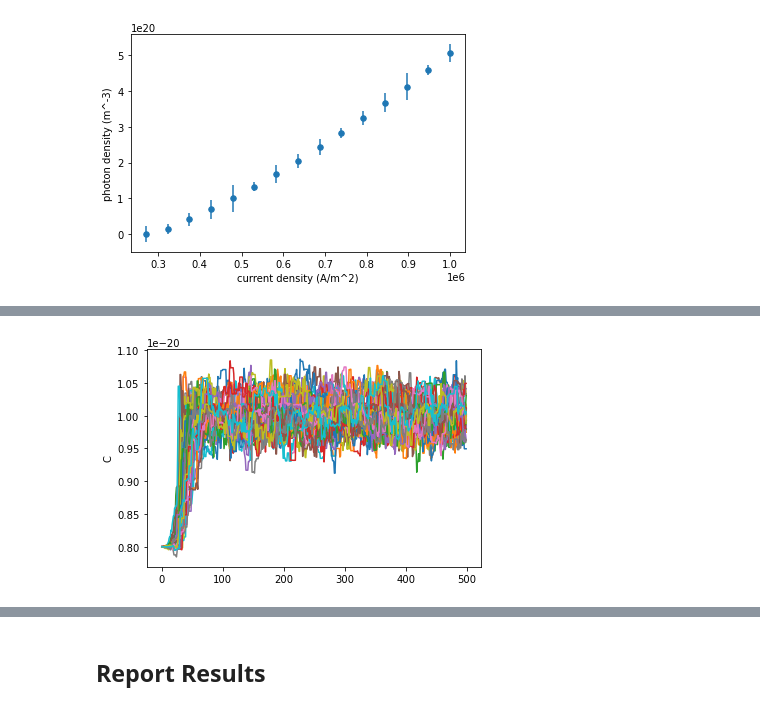
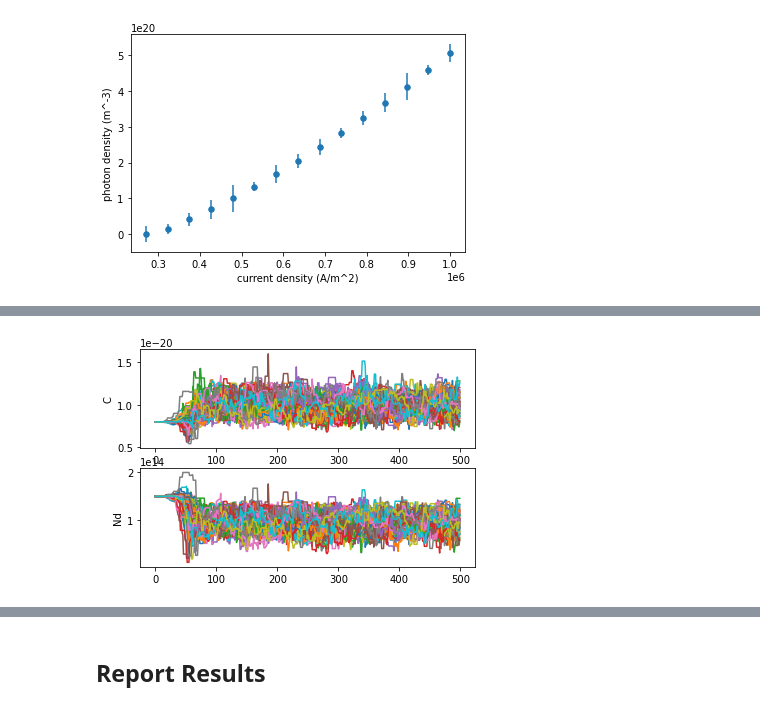
Before and after one commit to phys201/qd_laser_dynamics, a Jupyter notebook: tutorial.ipynb, the cells around one changed output, grey strips where cells are left out. Saved outputs shown, nothing was run; the diff lists cells and outputs as text; code cells hidden in the pictures.

Commit message:
added a new parameter to be inferred, Nd

```diff
--- a/tutorial.ipynb
+++ b/tutorial.ipynb
@@ -99,18 +100,18 @@ initial_guess = np.array([2E21,0.5,1E15])
 ## the result of our log prior and log likelihood functions
 
 def log_posterior(theta, x, y, sigma_y):
-    return UniformPrior(10e-21, 10e-19).logp(10e-20) + LogLikelihood(theta, x, y, sigma_y, initial_guess).logllh()
+    return UniformPrior(10e-21, 10e-19).logp(10e-20) + UniformPrior(1E13, 1E15).logp(1E14) + LogLikelihood(theta, x, y, sigma_y, initial_guess).logllh()
 # %% [output]
 [figure]
 # %%
 # the model has 1 parameters; we'll use 50 walkers and 500 steps each
-ndim = 1
+ndim = 2
 nwalkers = 50
 nsteps = 500
 
-# Here's an initial guess slightly off from the paper's parameter value
+# Here's an initial guess slightly off from the paper's parameter values
 # to show how the MCMC equilibrates to the correct value
-ls_result = [0.8e-20]
+ls_result = [0.8e-20, 1.5E14]
 gaussian_ball = 1e-4 * np.random.randn(nwalkers, ndim)
 starting_positions = (1 + gaussian_ball) * ls_result
 # %%
@@ -128,13 +129,15 @@ Wall time: 4min 26s
 Done
 # %%
-fig, (ax_C) = plt.subplots(1)
+fig, (ax_C, ax_Nd) = plt.subplots(2)
 ax_C.set(ylabel='C')
+ax_Nd.set(ylabel='Nd')
 for i in range(50):
     # to use seaborn's lineplot, we first need to make a dataframe
-    df = pd.DataFrame({'C': sampler.chain[i,:,0]})
+    df = pd.DataFrame({'C': sampler.chain[i,:,0], 'Nd':sampler.chain[i,:,1]})
     sns.lineplot(data=df, x=df.index, y='C', ax=ax_C)
+    sns.lineplot(data=df, x=df.index, y='Nd', ax=ax_Nd)
 # %% [output]
-[figure, old version]
+[figure, new version]
 # %%
 samples = sampler.chain[:,100:,:]
 # reshape the samples into a 1D array where the colums are m and b
```
Also changed, not shown: parts of 8 cells of this notebook, 1 other file.
